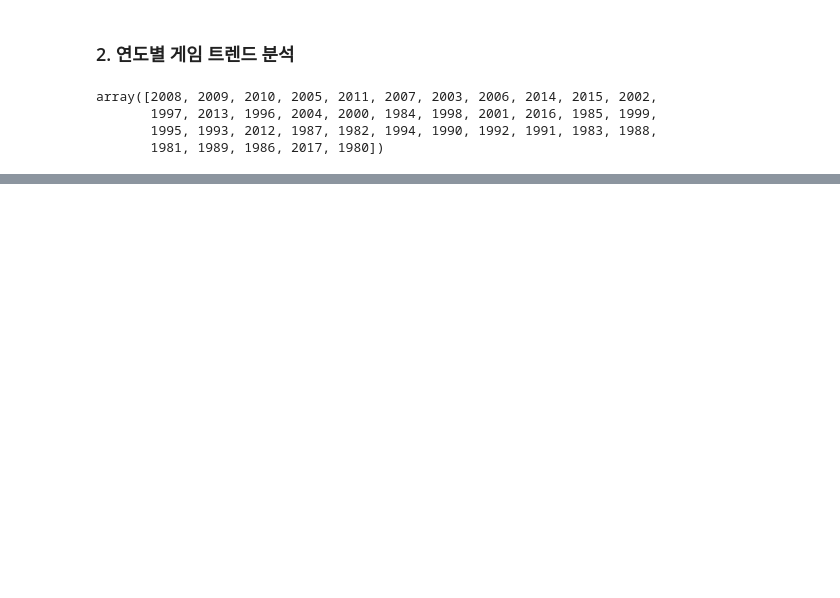
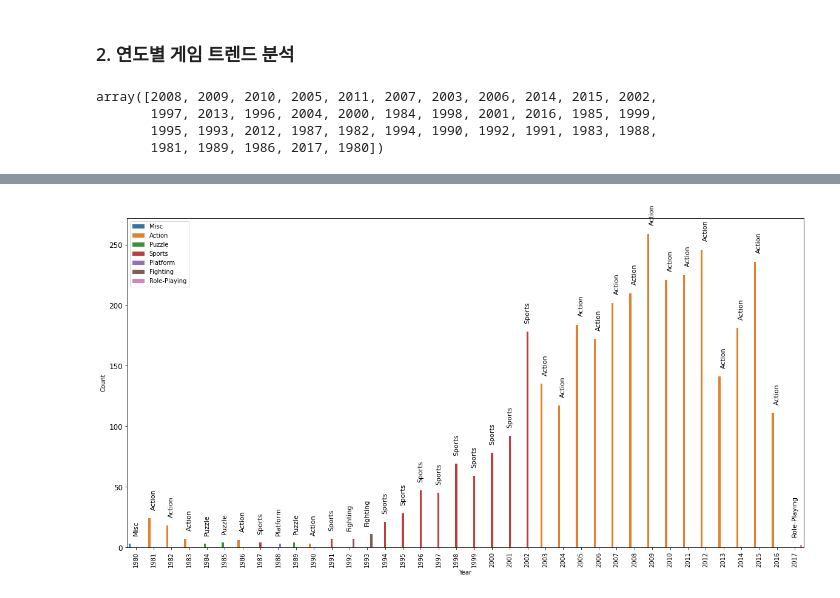
Before and after one commit to kimkihyun1/Game-Genre-Analysis, a Jupyter notebook: AI_14_김기현_Section1.ipynb, the cells around one changed output, grey strips where cells are left out. Drawn from its saved outputs; the diff is of its cells as text; code cells hidden in the pictures; blank space fills up the shorter version.

```diff
--- a/AI_14_김기현_Section1.ipynb
+++ b/AI_14_김기현_Section1.ipynb
@@ -294,0 +288,4 @@ df_Year
+# %%
+#Year, Genre 기준으로 개수
+df_Year_Genre = df.groupby(['Year','Genre']).size().reset_index(name='Count')
+df_Year_Genre
@@ -294,0 +306,8 @@ df_Year
+# %%
+#연도별 장르 최대값
+df_Genre_Count = df_Year_Genre.groupby(['Year'])['Count'].transform(max) == df_Year_Genre['Count']
+df_Genre_Max = df_Year_Genre[df_Genre_Count].reset_index(drop=True) #drop : 인덱스 기준열 삭제
+
+#중복값 제거
+df_Genre_Max = df_Genre_Max.drop_duplicates(subset=['Year','Count']).reset_index(drop=True) #subset : 중복데이터를 처리할 열
+df_Genre_Max
@@ -294,0 +332,16 @@ df_Year
+# %%
+#bar plot
+Genre_name = df_Genre_Max['Genre'].values
+plt.figure(figsize=(20, 10))
+trend_barplot = sns.barplot(data=df_Genre_Max, x='Year', y='Count', hue='Genre')
+num = 0
+for i in df_Genre_Max['Count']:
+  trend_barplot.text(x=num, y= i+8, s=str(Genre_name[num]), color='black', size=11, rotation=90, ha='center')
+  num += 1
+
+plt.legend(loc='upper left')
+plt.xticks(rotation=90, fontsize=10)
+plt.yticks(fontsize=12)
+plt.show();
+# %% [output]
+[figure, added]
```
Also changed, not shown: parts of 11 cells of this notebook.
